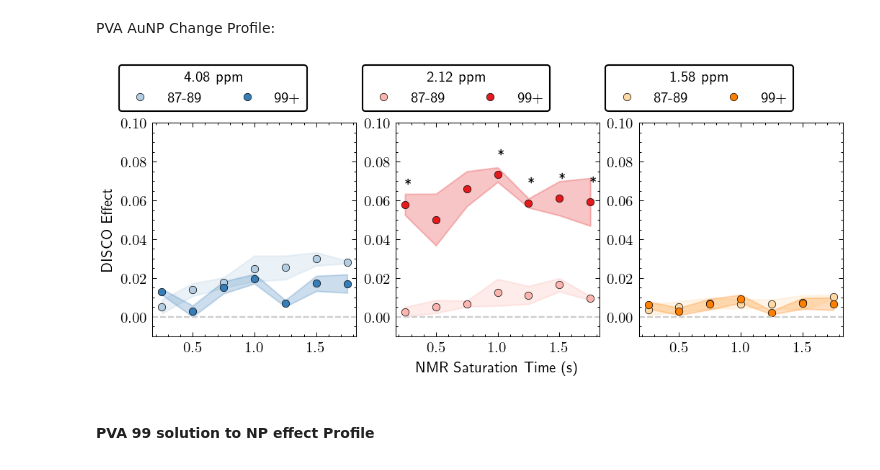
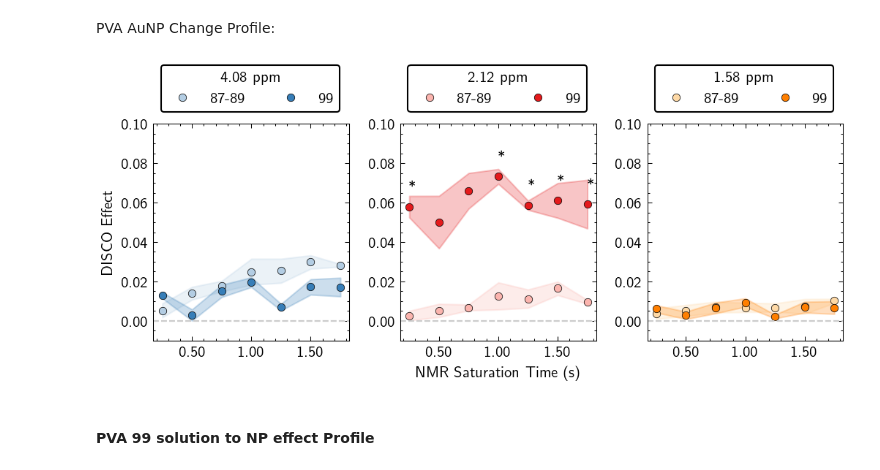
Before and after one commit to Frank-Gu-Lab/disco-np-paper, a Jupyter notebook: notebooks/polymer_profiles.ipynb, the cells around one changed output. Cells and saved outputs as stored; diff of their text form; code cells hidden in the pictures.

Commit message:
fixed the final pva figures

```diff
--- a/notebooks/polymer_profiles.ipynb
+++ b/notebooks/polymer_profiles.ipynb
@@ -332,7 +332,7 @@ fig, axd = plt.subplot_mosaic(mosaic,
 
 pva_structure = plt.imread("../data/external/pva_repeatunit-v2.png", format = "png")
 
-pva_names = ["87-89", "99+"] # always ensure low to high order for correct labelling
+pva_names = ["87-89", "99"] # always ensure low to high order for correct labelling
 legend_title = "PVA Percent Hydrolysis"
 kwargs = {"labels":pva_names,
           "legend_title":legend_title,
@@ -346,45 +346,51 @@ kwargs = {"labels":pva_names,
 # add overlaid buildup curve for just 1.58
 df_list = [ppi_3_low, ppi_3_high]
 add_overlaid_buildup_toax_customlabels(df_list, axd['C'], **kwargs, **{"custom_colors": buildup_colors3})
-axd['C'].legend(title = "1.58 ppm",bbox_to_anchor=(-0.2, 1.02, 0.01, .09), loc='lower left',
+axd['C'].legend(title = "1.58 ppm",bbox_to_anchor=(0, 1.02, 0.01, .09), loc='lower left',
                 ncol=2, mode=None, borderaxespad=0.5,
                 frameon=True, edgecolor='black',
                 framealpha=1)
 
 axd['C'].set_ylim((-0.01, 0.1))
+axd['C'].yaxis.set_major_formatter(mt.FormatStrFormatter('%.2f'))
+axd['C'].xaxis.set_major_formatter(mt.FormatStrFormatter('%.2f'))
 
 # add buildup curve subtraction just for 2.12 peak
 df_list = [ppi_2_low, ppi_2_high]
 add_overlaid_buildup_toax_customlabels(df_list, axd['D'], **kwargs, **{"custom_colors": buildup_colors4})
 # axd['E'].set_ylabel("Absolute DISCO Effect")
-axd['D'].legend(title="2.12 ppm", bbox_to_anchor=(-0.2, 1.02, 0.01, .09), loc='lower left',
+axd['D'].legend(title="2.12 ppm", bbox_to_anchor=(0, 1.02, 0.01, .09), loc='lower left',
                 ncol=2, mode=None, borderaxespad=0.5,
                 frameon=True, edgecolor='black',
                 framealpha=1)
 axd['D'].set_ylim((-0.01,0.1))
+axd['D'].yaxis.set_major_formatter(mt.FormatStrFormatter('%.2f'))
+axd['D'].xaxis.set_major_formatter(mt.FormatStrFormatter('%.2f'))
 axd['D'].set_xlabel ("NMR Saturation Time (s)")
 
 # add overlaid buildup curves for just 4.08
 df_list = [ppi_1_low, ppi_1_high]
 add_overlaid_buildup_toax_customlabels(df_list, axd['E'], **kwargs, **{"custom_colors": buildup_colors1})
 # axd['E'].legend(loc = "upper right")
-axd['E'].legend(title = "4.08 ppm", bbox_to_anchor=(-0.2, 1.02, 0.01, .09), loc='lower left',
+axd['E'].legend(title = "4.08 ppm", bbox_to_anchor=(0, 1.02, 0.01, .09), loc='lower left',
                 ncol=2, mode=None, borderaxespad=0.5,
                 frameon=True, edgecolor='black',
                 framealpha=1)
 axd['E'].set_ylim((-0.01, 0.1))
+axd['E'].yaxis.set_major_formatter(mt.FormatStrFormatter('%.2f'))
+axd['E'].xaxis.set_major_formatter(mt.FormatStrFormatter('%.2f'))
 axd['E'].set_ylabel("DISCO Effect")
 
 
 
 output_filename = f"{output_directory}/PVA_NP_changefigure_transposed.png"
 output_filename2 = f"{output_directory}/PVA_NP_changefigure_transposed.svg"
 fig.patch.set_facecolor('white')
 plt.tight_layout(pad = 0.5)
 fig.savefig(output_filename, dpi=500, transparent=False)
 fig.savefig(output_filename2, dpi=500, transparent=False)
 # %% [output]
-[figure, old version]
+[figure, new version]
 # %% [markdown]
 #### PVA 99 solution to NP effect Profile
 # %%
```
Also changed, not shown: 12 other files.
